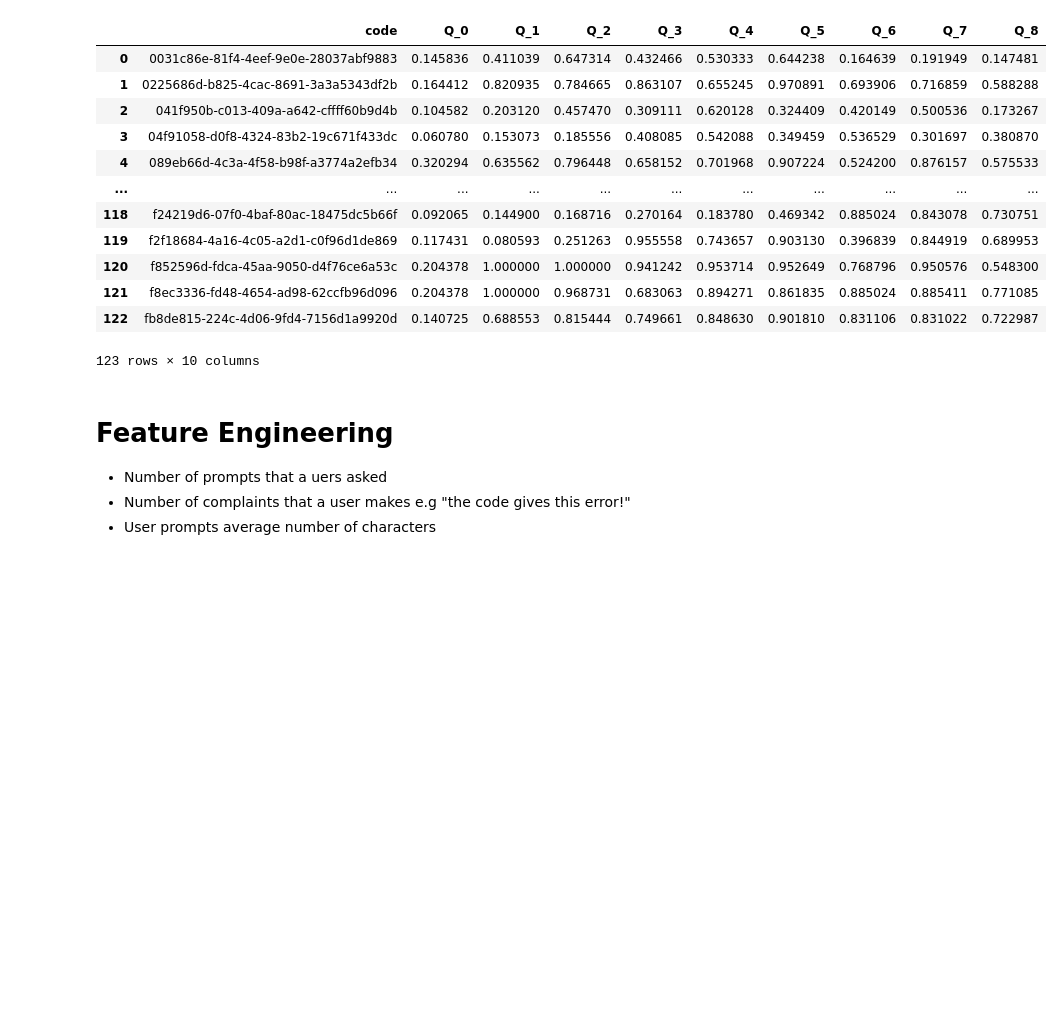
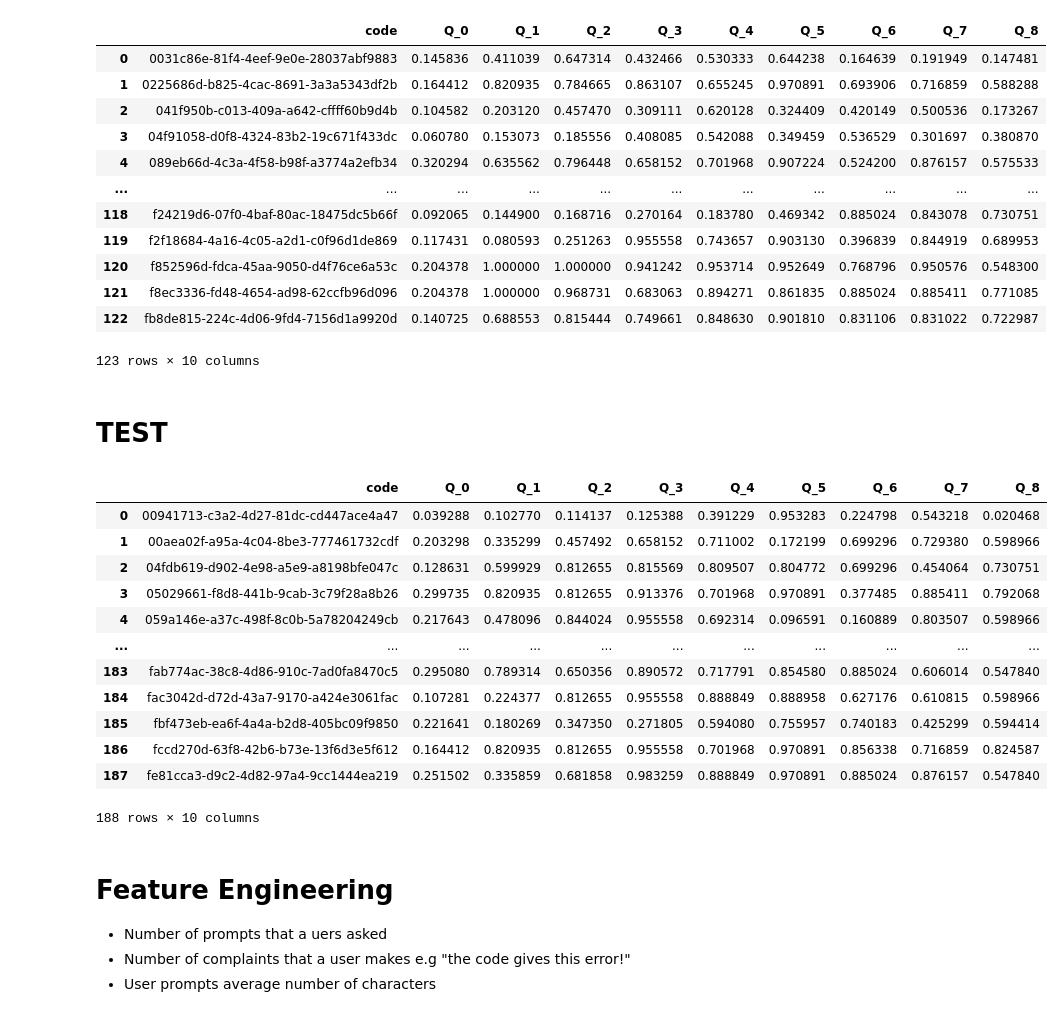
Before and after one commit to nusret35/cs412-project, a Jupyter notebook: cs412_code_base.ipynb, the cells around one changed output. Saved outputs shown, nothing was run; the diff lists cells and outputs as text; code cells hidden in the pictures; blank space fills up the shorter version.

```diff
--- a/cs412_code_base.ipynb
+++ b/cs412_code_base.ipynb
@@ -355,3 +432,7 @@ for code, user_prompts_tf_idf in code2prompts_tf_idf.items():
+# %%
+code2cosine_test = dict()
+for code, user_prompts_tf_idf_test in code2prompts_tf_idf_test.items():
+    code2cosine_test[code] = pd.DataFrame(cosine_similarity(questions_TF_IDF,user_prompts_tf_idf_test))
 # %%
 questions[4]
 # %% [output]
@@ -387,6 +468,36 @@ question_mapping_scores
 | 121 | f8ec3336-fd48-4654-ad98-62ccfb96d096 | 0.204378 | 1.000000 | 0.968731 | 0.683063 | 0.894271 | 0.861835 | 0.885024 | 0.885411 | 0.771085 |
 | 122 | fb8de815-224c-4d06-9fd4-7156d1a9920d | 0.140725 | 0.688553 | 0.815444 | 0.749661 | 0.848630 | 0.901810 | 0.831106 | 0.831022 | 0.722987 |
 123 rows × 10 columns
+# %% [markdown]
+# TEST
+# %%
+code2questionmapping_test = dict()
+for code, cosine_scores in code2cosine_test.items():
+    code2questionmapping_test[code] = code2cosine_test[code].max(axis=1).tolist()
+
+
+question_mapping_scores_test = pd.DataFrame(code2questionmapping_test).T
+question_mapping_scores_test.reset_index(inplace=True)
+question_mapping_scores_test.rename(columns={i: f"Q_{i}" for i in range(len(questions_cleaned))}, inplace=True)
+question_mapping_scores_test.rename(columns={"index" : "code"}, inplace=True)
+
+
+
+question_mapping_scores_test
+# %% [output]
+|  | code | Q_0 | Q_1 | Q_2 | Q_3 | Q_4 | Q_5 | Q_6 | Q_7 | Q_8 |
+| 0 | 00941713-c3a2-4d27-81dc-cd447ace4a47 | 0.039288 | 0.102770 | 0.114137 | 0.125388 | 0.391229 | 0.953283 | 0.224798 | 0.543218 | 0.020468 |
+| 1 | 00aea02f-a95a-4c04-8be3-777461732cdf | 0.203298 | 0.335299 | 0.457492 | 0.658152 | 0.711002 | 0.172199 | 0.699296 | 0.729380 | 0.598966 |
+| 2 | 04fdb619-d902-4e98-a5e9-a8198bfe047c | 0.128631 | 0.599929 | 0.812655 | 0.815569 | 0.809507 | 0.804772 | 0.699296 | 0.454064 | 0.730751 |
+| 3 | 05029661-f8d8-441b-9cab-3c79f28a8b26 | 0.299735 | 0.820935 | 0.812655 | 0.913376 | 0.701968 | 0.970891 | 0.377485 | 0.885411 | 0.792068 |
+| 4 | 059a146e-a37c-498f-8c0b-5a78204249cb | 0.217643 | 0.478096 | 0.844024 | 0.955558 | 0.692314 | 0.096591 | 0.160889 | 0.803507 | 0.598966 |
+| ... | ... | ... | ... | ... | ... | ... | ... | ... | ... | ... |
+| 183 | fab774ac-38c8-4d86-910c-7ad0fa8470c5 | 0.295080 | 0.789314 | 0.650356 | 0.890572 | 0.717791 | 0.854580 | 0.885024 | 0.606014 | 0.547840 |
+| 184 | fac3042d-d72d-43a7-9170-a424e3061fac | 0.107281 | 0.224377 | 0.812655 | 0.955558 | 0.888849 | 0.888958 | 0.627176 | 0.610815 | 0.598966 |
+| 185 | fbf473eb-ea6f-4a4a-b2d8-405bc09f9850 | 0.221641 | 0.180269 | 0.347350 | 0.271805 | 0.594080 | 0.755957 | 0.740183 | 0.425299 | 0.594414 |
+| 186 | fccd270d-63f8-42b6-b73e-13f6d3e5f612 | 0.164412 | 0.820935 | 0.812655 | 0.955558 | 0.701968 | 0.970891 | 0.856338 | 0.716859 | 0.824587 |
+| 187 | fe81cca3-d9c2-4d82-97a4-9cc1444ea219 | 0.251502 | 0.335859 | 0.681858 | 0.983259 | 0.888849 | 0.970891 | 0.885024 | 0.876157 | 0.547840 |
+188 rows × 10 columns
 # %%
 threshold = 0.5
 
```
Also changed, not shown: parts of 38 cells of this notebook, 1 other file.
